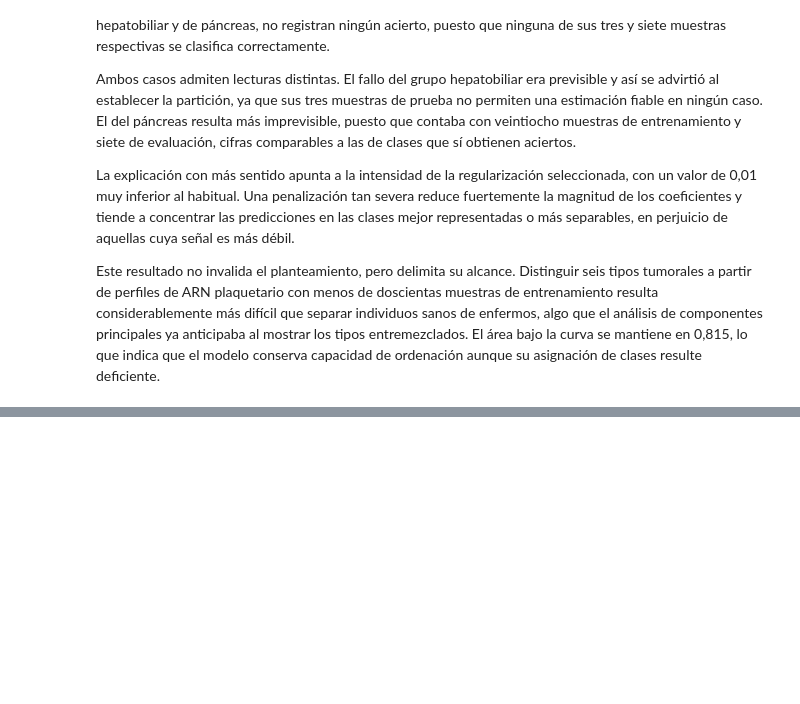
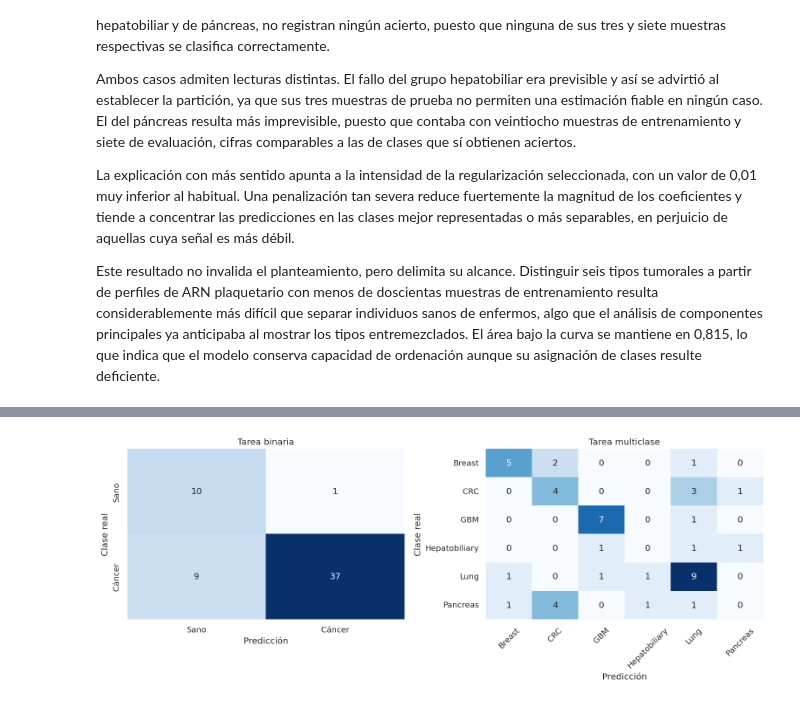
Before and after one commit to LLMariaJoseLL/tfm-biopsia-liquida-plaquetas, a Jupyter notebook: Código_del_TFM.ipynb, the cells around one changed output, grey strips where cells are left out. Cells and saved outputs as stored; diff of their text form; code cells hidden in the pictures; blank space fills up the shorter version.

```diff
--- a/Código_del_TFM.ipynb
+++ b/Código_del_TFM.ipynb
@@ -2005,0 +2012,23 @@ Este resultado no invalida el planteamiento, pero delimita su alcance. Distingui
+# %%
+fig, ejes = plt.subplots(1, 2, figsize=(13, 5))
+
+# Binaria
+orden_bin = ["Sano", "Cáncer"]
+matriz_bin = confusion_matrix(y_pru_bin, pred_bin, labels=orden_bin)
+sns.heatmap(matriz_bin, annot=True, fmt="d", cmap="Blues", cbar=False,
+            xticklabels=orden_bin, yticklabels=orden_bin, ax=ejes[0])
+ejes[0].set_title("Tarea binaria")
+ejes[0].set_xlabel("Predicción"); ejes[0].set_ylabel("Clase real")
+
+# Multiclase
+orden_multi = ["Breast", "CRC", "GBM", "Hepatobiliary", "Lung", "Pancreas"]
+matriz_multi = confusion_matrix(y_pru_multi, pred_multi, labels=orden_multi)
+sns.heatmap(matriz_multi, annot=True, fmt="d", cmap="Blues", cbar=False,
+            xticklabels=orden_multi, yticklabels=orden_multi, ax=ejes[1])
+ejes[1].set_title("Tarea multiclase")
+ejes[1].set_xlabel("Predicción"); ejes[1].set_ylabel("Clase real")
+ejes[1].tick_params(axis="x", rotation=45)
+
+plt.tight_layout(); plt.show()
+# %% [output]
+[figure, added]
```
Also changed, not shown: parts of 57 cells of this notebook.
